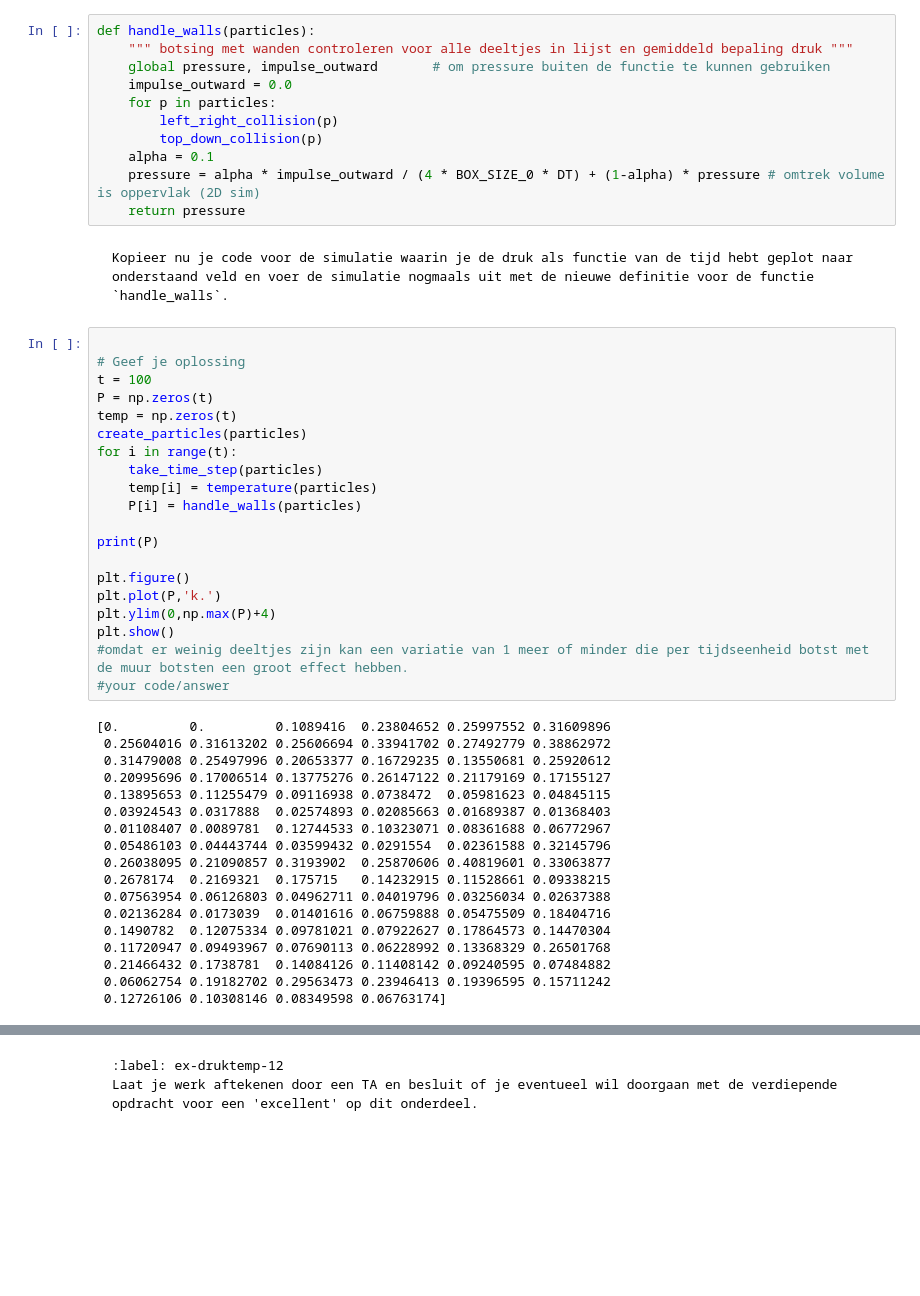
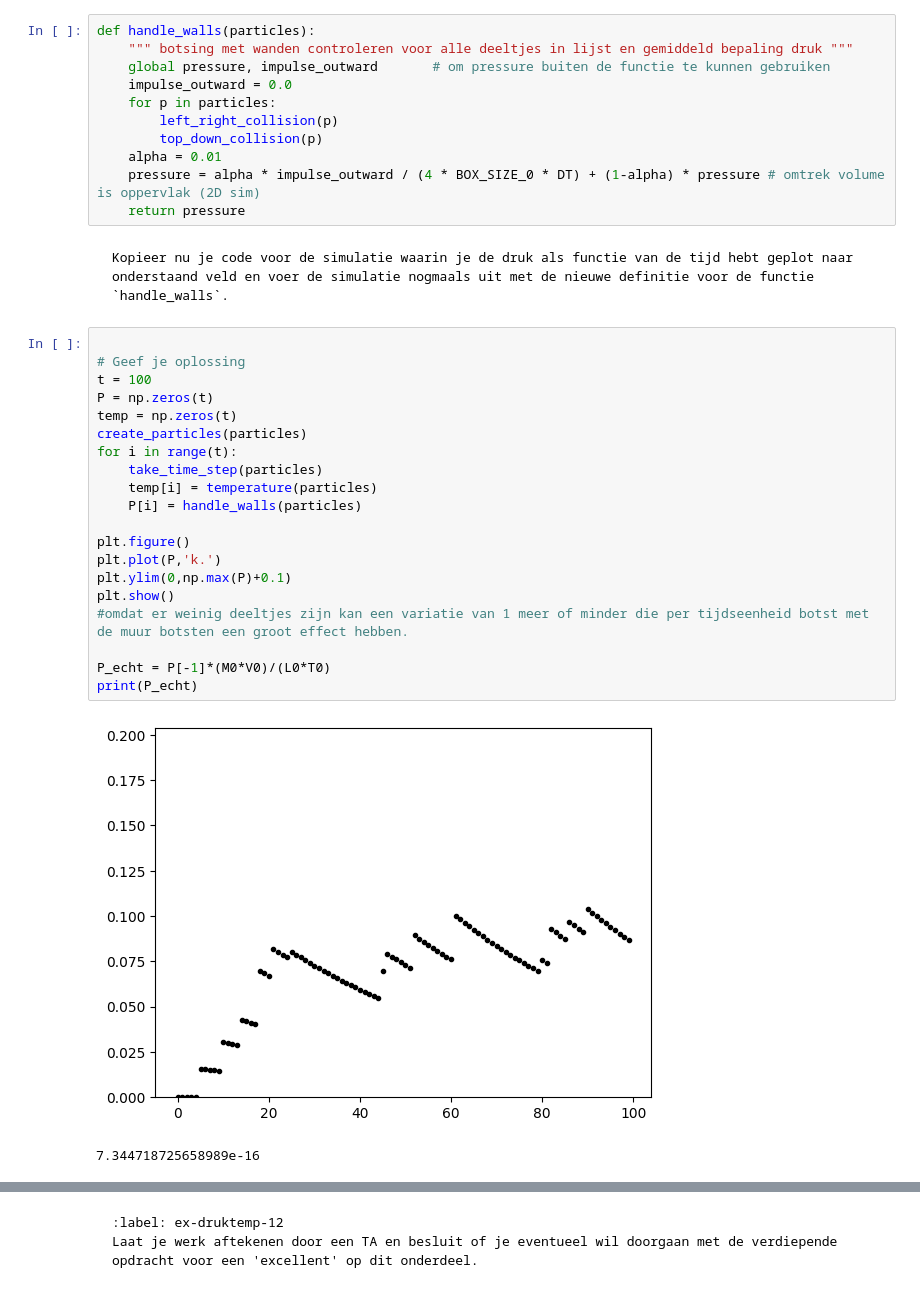
Before and after one commit to Toomab/warme-dynamica, a Jupyter notebook: Content/PySim/5_druktemp.ipynb, the cells around one changed output, grey strips where cells are left out. Saved outputs shown, nothing was run; the diff lists cells and outputs as text; blank space fills up the shorter version.

```diff
--- a/Content/PySim/5_druktemp.ipynb
+++ b/Content/PySim/5_druktemp.ipynb
@@ -382,7 +384,7 @@ def handle_walls(particles):
     for p in particles:
         left_right_collision(p)
         top_down_collision(p)
-    alpha = 0.1
+    alpha = 0.01
     pressure = alpha * impulse_outward / (4 * BOX_SIZE_0 * DT) + (1-alpha) * pressure # omtrek volume is oppervlak (2D sim)
     return pressure
 # %% [markdown]
@@ -392,38 +394,23 @@ Kopieer nu je code voor de simulatie waarin je de druk als functie van de tijd h
 # %%
 
 # Geef je oplossing
 t = 100
 P = np.zeros(t)
 temp = np.zeros(t)
 create_particles(particles)
 for i in range(t):
     take_time_step(particles)
     temp[i] = temperature(particles)
     P[i] = handle_walls(particles)
 
-print(P)
-
 plt.figure()
 plt.plot(P,'k.')
-plt.ylim(0,np.max(P)+4)
+plt.ylim(0,np.max(P)+0.1)
 plt.show()
 #omdat er weinig deeltjes zijn kan een variatie van 1 meer of minder die per tijdseenheid botst met de muur botsten een groot effect hebben.
-#your code/answer
+
+P_echt = P[-1]*(M0*V0)/(L0*T0)
+print(P_echt)
 # %% [output]
+[figure, new version]
-[0.         0.         0.1089416  0.23804652 0.25997552 0.31609896
- 0.25604016 0.31613202 0.25606694 0.33941702 0.27492779 0.38862972
- 0.31479008 0.25497996 0.20653377 0.16729235 0.13550681 0.25920612
- 0.20995696 0.17006514 0.13775276 0.26147122 0.21179169 0.17155127
- 0.13895653 0.11255479 0.09116938 0.0738472  0.05981623 0.04845115
- 0.03924543 0.0317888  0.02574893 0.02085663 0.01689387 0.01368403
- 0.01108407 0.0089781  0.12744533 0.10323071 0.08361688 0.06772967
- 0.05486103 0.04443744 0.03599432 0.0291554  0.02361588 0.32145796
- 0.26038095 0.21090857 0.3193902  0.25870606 0.40819601 0.33063877
- 0.2678174  0.2169321  0.175715   0.14232915 0.11528661 0.09338215
- 0.07563954 0.06126803 0.04962711 0.04019796 0.03256034 0.02637388
- 0.02136284 0.0173039  0.01401616 0.06759888 0.05475509 0.18404716
- 0.1490782  0.12075334 0.09781021 0.07922627 0.17864573 0.14470304
- 0.11720947 0.09493967 0.07690113 0.06228992 0.13368329 0.26501768
- 0.21466432 0.1738781  0.14084126 0.11408142 0.09240595 0.07484882
- 0.06062754 0.19182702 0.29563473 0.23946413 0.19396595 0.15711242
- 0.12726106 0.10308146 0.08349598 0.06763174]
+7.344718725658989e-16
```
Also changed, not shown: parts of 8 cells of this notebook.
